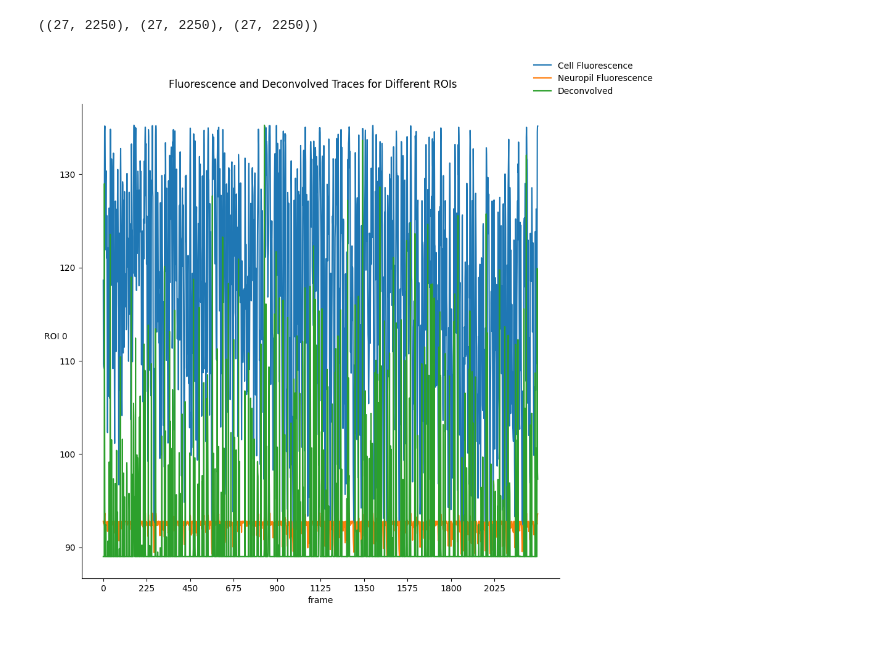
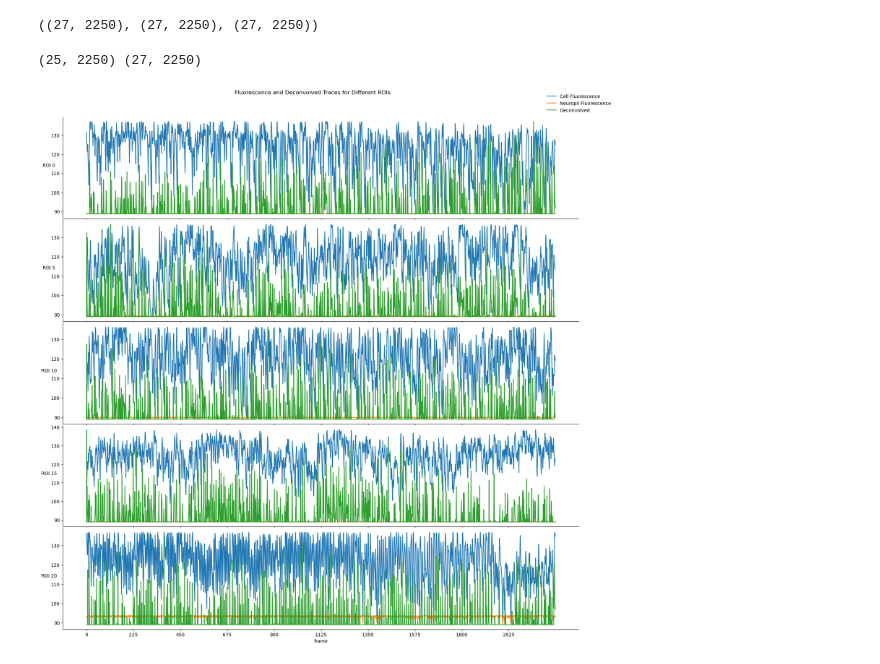
Before and after one commit to rdiazrincon/VTA_SNc, a Jupyter notebook: run_suite2p_colab_2021.ipynb, the cells around one changed output. Drawn from its saved outputs; the diff is of its cells as text; code cells hidden in the pictures.

```diff
--- a/run_suite2p_colab_2021.ipynb
+++ b/run_suite2p_colab_2021.ipynb
@@ -68,8 +69,8 @@ os.getcwd()
 # %%
 # Data path
 # Important: For some reason the RGB videos have a 3rd component when you print the shape
-folder_path = 'D:/Dropbox/Slice Video Processing/Ricardo - Rotation/2022_03_02/prueba/'
-fname = 'prueba.tif'
+folder_path = 'data/'
+fname = 'another_test.tif'
 full_path = folder_path + fname
 from tifffile import imread
 data = imread(full_path)
@@ -432,34 +433,43 @@ plt.tight_layout()
 
 We will load in the fluorescence, the neuropil and the deconvolved traces, and visualize them for a few cells.
 # %%
-f_cells = np.load(Path(output_ops['save_path']).joinpath('F.npy'))
-f_neuropils = np.load(Path(output_ops['save_path']).joinpath('Fneu.npy'))
-spks = np.load(Path(output_ops['save_path']).joinpath('spks.npy'))
+f_cells = np.load(Path(folder_path + 'gc_ephys001').joinpath('F.npy'))
+f_neuropils = np.load(Path(folder_path + 'gc_ephys001').joinpath('Fneu.npy'))
+spks = np.load(Path(folder_path + 'gc_ephys001').joinpath('spks.npy'))
 f_cells.shape, f_neuropils.shape, spks.shape
+
+f_cells_new = np.load(Path(folder_path + 'gc_ephys003').joinpath('F.npy'))
+f_neuropils_new = np.load(Path(folder_path + 'gc_ephys003').joinpath('Fneu.npy'))
+spks_new = np.load(Path(folder_path + 'gc_ephys003').joinpath('spks.npy'))
+f_cells_new.shape, f_neuropils_new.shape, spks_new.shape
 # %% [output]
 ((27, 2250), (27, 2250), (27, 2250))
+# %%
+print(f_cells.shape, f_cells_new.shape)
+# %% [output]
+(25, 2250) (27, 2250)
 # %%
-plt.figure(figsize=[10,10])
+plt.figure(figsize=[20,20])
 plt.suptitle("Fluorescence and Deconvolved Traces for Different ROIs", y=0.92);
-rois = np.arange(len(f_cells))[::200]
+rois = np.arange(len(f_cells))[::5]
 for i, roi in enumerate(rois):
     plt.subplot(len(rois), 1, i+1, )
     f = f_cells[roi]
     f_neu = f_neuropils[roi]
     sp = spks[roi]
     # Adjust spks range to match range of fluroescence traces
     fmax = np.maximum(f.max(), f_neu.max())
     fmin = np.minimum(f.min(), f_neu.min())
     frange = fmax - fmin
     sp /= sp.max()
     sp *= frange
     plt.plot(f, label="Cell Fluorescence")
     plt.plot(f_neu, label="Neuropil Fluorescence")
     plt.plot(sp + fmin, label="Deconvolved")
     plt.xticks(np.arange(0, f_cells.shape[1], f_cells.shape[1]/10))
     plt.ylabel(f"ROI {roi}", rotation=0)
     plt.xlabel("frame")
     if i == 0:
         plt.legend(bbox_to_anchor=(0.93, 1))
 # %% [output]
-[figure, old version]
+[figure, new version]
```
Also changed, not shown: parts of 7 cells of this notebook, 1 other file.
